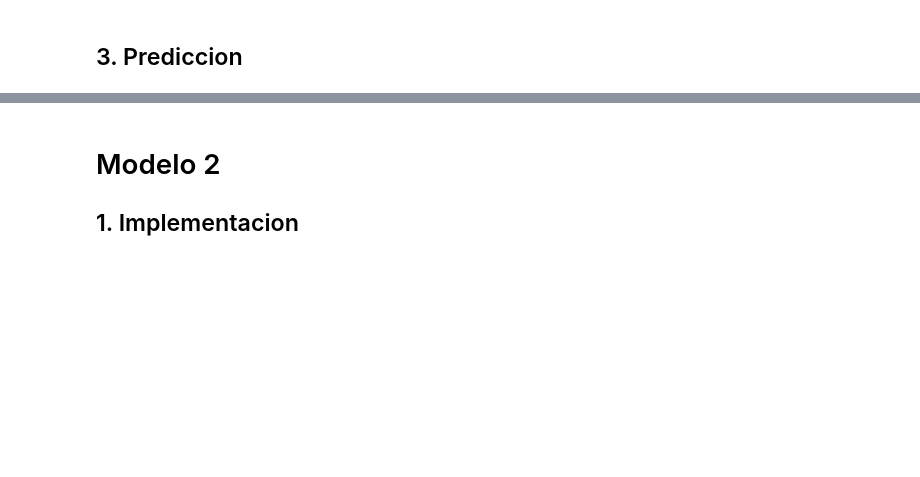
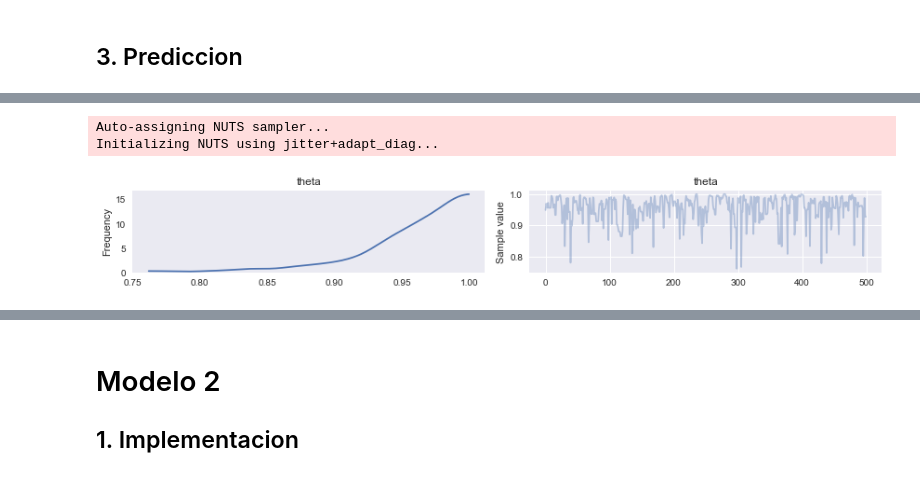
Before and after one commit to FerFrassia/DataScience, a Jupyter notebook: tp5/Tp5.ipynb, the cells around one changed output, grey strips where cells are left out. Drawn from its saved outputs; the diff is of its cells as text; code cells hidden in the pictures; blank space fills up the shorter version.

```diff
--- a/tp5/Tp5.ipynb
+++ b/tp5/Tp5.ipynb
@@ -69,0 +72,8 @@ Assigned Metropolis to likelihood_pred
+# %%
+model_1a, trace_1a = make_model(20, 20, 1)
+pm.traceplot(trace_1a)
+plt.show()
+# %% [output]
+Auto-assigning NUTS sampler...
+Initializing NUTS using jitter+adapt_diag...
+[figure, added]
```
Also changed, not shown: parts of 37 cells of this notebook.
